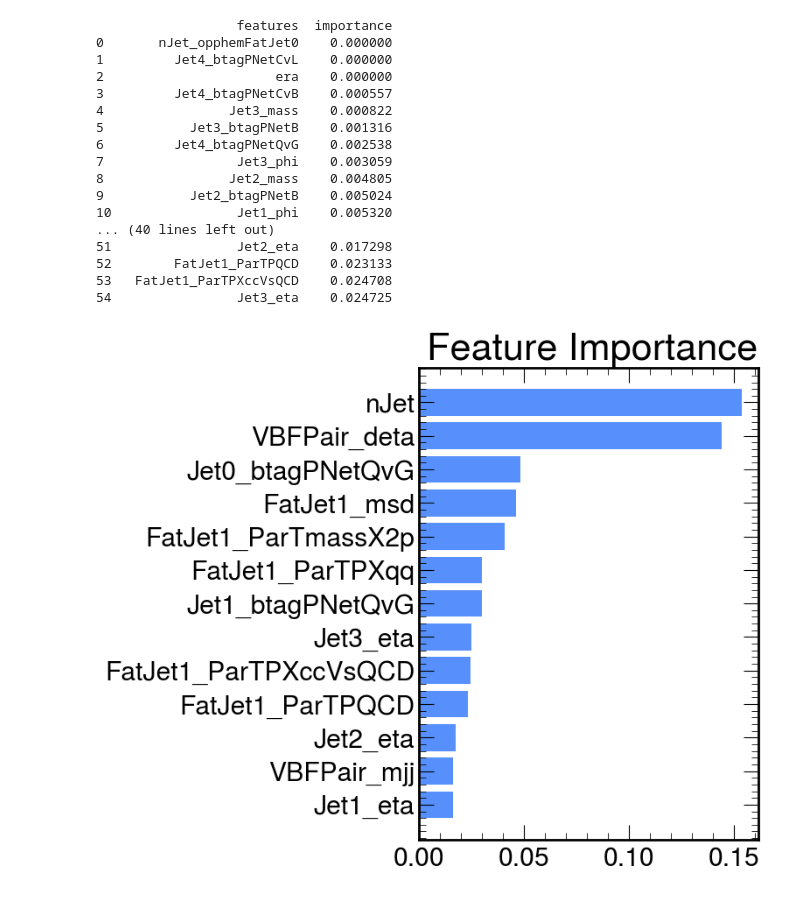
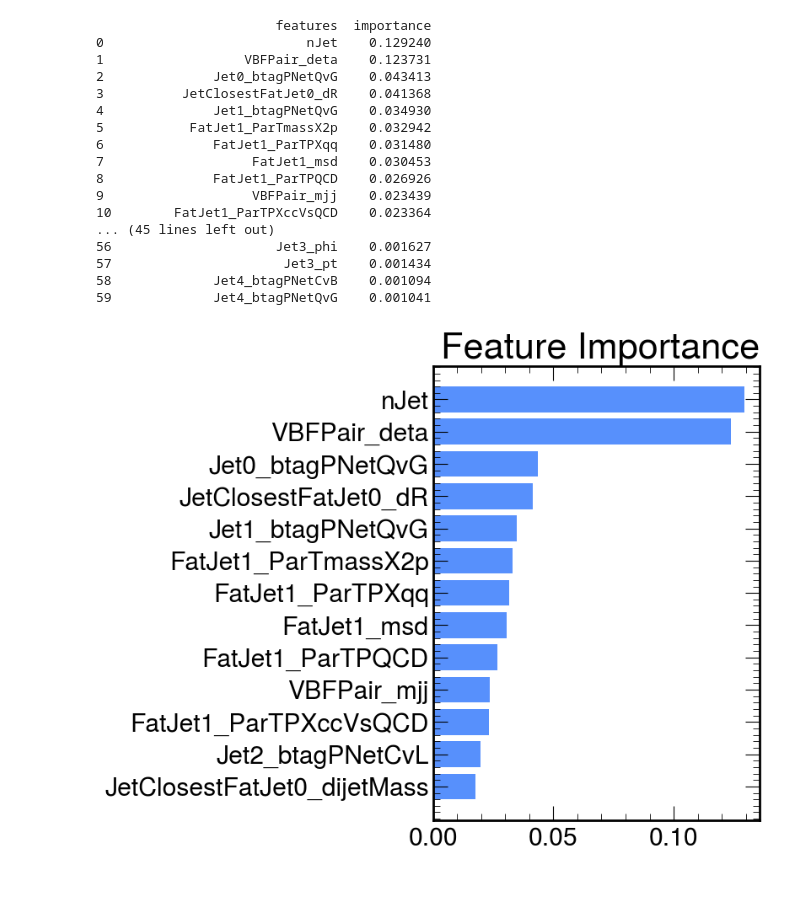
Before and after one commit to weissben2000/hbb-run3, a Jupyter notebook: python/TrainBatchedBDT_4Cat.ipynb, the cells around one changed output. Saved outputs shown, nothing was run; the diff lists cells and outputs as text; code cells hidden in the pictures.

Commit message:
update batched training

```diff
--- a/python/TrainBatchedBDT_4Cat.ipynb
+++ b/python/TrainBatchedBDT_4Cat.ipynb
@@ -22,4 +22,25 @@ import batch_iterator
 importlib.reload(batch_iterator)
 from batch_iterator import Iterator
 # from sklearn.model_selection import train_test_split
+# %%
+import batch_iterator
+importlib.reload(batch_iterator)
+from batch_iterator import Iterator
+max_bin = 256
+params = {
+    # 'n_estimators':100,  # number of boosting rounds (i.e. number of decision trees)
+    'max_depth':8,  # max depth of each decision tree
+    'learning_rate':0.5,
+    'early_stopping_rounds':20,  #Remove this # how many rounds to wait to see if the loss is going down
+    # 'missing': np.nan,
+    # 'scale_pos_weight': pos_weight,
+    'base_score':0.5,
+    'max_bin':max_bin,
+    'min_child_weight': 0.001,
+    'eval_metric':'merror',
+    'objective': 'multi:softprob',
+    'num_class': 4,
+    'verbosity':1,
+    # "tree_method": "hist"
+}
 # %%
@@ -72,9 +77,14 @@ removing cache files:  ['cache-0x557de2a8d620.gradient_index.page', 'cache-0x557
 # %%
+model = None
 model = xgb.train(params,
          Xy_train,
-         100, #100
+         80,
          # evals = [(DM_train, 'train'), (DM_test, 'test')],
-         evals=[(Xy_train, "Train"), (Xy_val, "Val")],
+         evals=[(Xy_train, "Train"), (Xy_val, "Val")
+               ],
+         early_stopping_rounds=20
+         # missing = np.nan
+         # sample_weight_eval_set=[Xy_val.get_weight()]
          # evals_result = evals_result,
          # verbosity = 1
          )
@@ -127,4 +137,4 @@ model.save_model('BatchedBDT_4Cat_26Aug11_TEST.json')
 # %%
 booster = xgb.XGBClassifier()
-booster.load_model('./BatchedBDT_4Cat_26Aug11_TEST.json')
+booster.load_model('./BatchedBDT_4Cat_26Sep10_TEST.json')
 # dir(booster)
@@ -264,39 +332,39 @@ with yields: 0.0001573797479671354 VBF, 0.00033825613064623964 VH, 0.00143415634
 # %%
 # features = model.feature_names
 features = booster.get_booster().feature_names
 importance = booster.feature_importances_
 
 fi = pd.DataFrame({'features': features, 'importance': importance})
 # fi = pd.DataFrame({'features': importance.keys(), 'importance': importance.values()})
-fi = fi.sort_values(by = 'importance', ascending=True).reset_index(drop=True)
+fi = fi.sort_values(by = 'importance', ascending=False).reset_index(drop=True)
 # print(fi['importance'])
-print(fi[:55])
+print(fi[:60])
 
 n = 13 #features
-y=range(len(fi))
+y=range(n)
 fig =plt.figure(figsize=(5,7))
-plt.barh(y[-n:], fi['importance'][-n:])
-plt.barh
-plt.yticks(y[-n:], labels=fi['features'][-n:])
+plt.barh(y, fi['importance'][:n])
+plt.yticks(y, fi['features'][:n])
+plt.gca().invert_yaxis()
 plt.title('Feature Importance', loc='right')
 # plt.savefig('FeatureImportance_4cat_26Jun19.png', bbox_inches="tight")
 plt.show()
 # %% [output]
-                  features  importance
-0       nJet_opphemFatJet0    0.000000
-1         Jet4_btagPNetCvL    0.000000
-2                      era    0.000000
-3         Jet4_btagPNetCvB    0.000557
-4                Jet3_mass    0.000822
-5           Jet3_btagPNetB    0.001316
-6         Jet4_btagPNetQvG    0.002538
-7                 Jet3_phi    0.003059
-8                Jet2_mass    0.004805
-9           Jet2_btagPNetB    0.005024
-10                Jet1_phi    0.005320
-... (40 lines left out)
-51                Jet2_eta    0.017298
-52        FatJet1_ParTPQCD    0.023133
-53   FatJet1_ParTPXccVsQCD    0.024708
-54                Jet3_eta    0.024725
+                       features  importance
+0                          nJet    0.129240
+1                  VBFPair_deta    0.123731
+2              Jet0_btagPNetQvG    0.043413
+3          JetClosestFatJet0_dR    0.041368
+4              Jet1_btagPNetQvG    0.034930
+5           FatJet1_ParTmassX2p    0.032942
+6              FatJet1_ParTPXqq    0.031480
+7                   FatJet1_msd    0.030453
+8              FatJet1_ParTPQCD    0.026926
+9                   VBFPair_mjj    0.023439
+10        FatJet1_ParTPXccVsQCD    0.023364
+... (45 lines left out)
+56                     Jet3_phi    0.001627
+57                      Jet3_pt    0.001434
+58             Jet4_btagPNetCvB    0.001094
+59             Jet4_btagPNetQvG    0.001041
-[figure, old version]
+[figure, new version]
```
Also changed, not shown: parts of 10 cells of this notebook, 3 other files.
